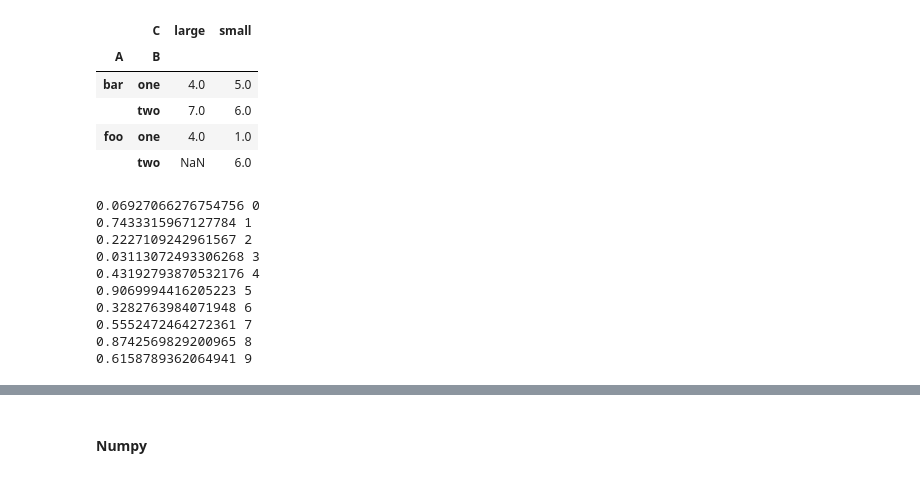
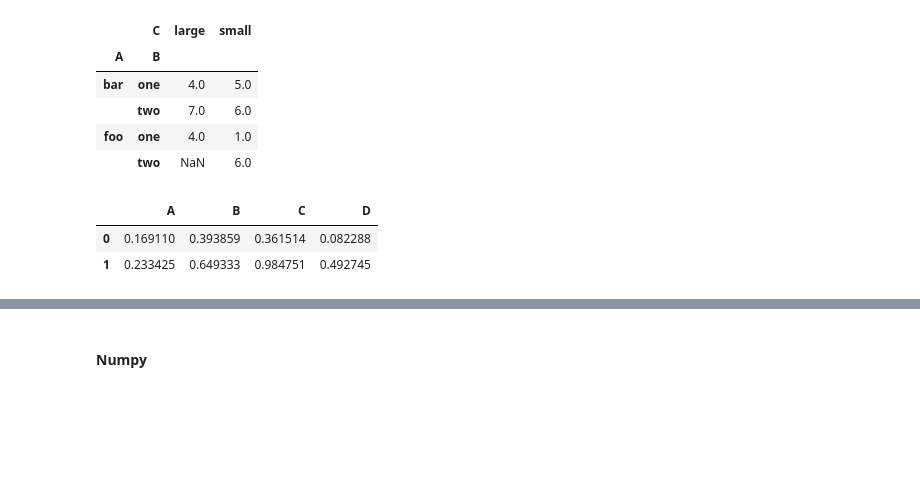
Before and after one commit to MWang93/Useful, a Jupyter notebook: Unorganized/Work Needed.ipynb, the cells around one changed output, grey strips where cells are left out. Saved outputs shown, nothing was run; the diff lists cells and outputs as text; code cells hidden in the pictures; blank space fills up the shorter version.

```diff
--- a/Unorganized/Work Needed.ipynb
+++ b/Unorganized/Work Needed.ipynb
@@ -257,18 +264,10 @@ pd.pivot_table(df, values='D', index=['A', 'B'], columns=['C'], aggfunc=np.sum)
 import numpy as np
 import pandas as pd
 
-df = pd.DataFrame(np.random.rand(10,4),columns=list('ABCD'))
-
-for row in df.itertuples():
-    print(row.A, row.Index)
+df = pd.DataFrame(np.random.rand(2,4),columns=list('ABCD'))
-# %% [output]
-0.06927066276754756 0
-0.7433315967127784 1
-0.2227109242961567 2
-0.03113072493306268 3
-0.43192793870532176 4
-0.9069994416205223 5
-0.3282763984071948 6
-0.5552472464272361 7
-0.8742569829200965 8
-0.6158789362064941 9
+# %%
+df.head()
+# %% [output]
+|  | A | B | C | D |
+| 0 | 0.169110 | 0.393859 | 0.361514 | 0.082288 |
+| 1 | 0.233425 | 0.649333 | 0.984751 | 0.492745 |
```
Also changed, not shown: parts of 6 cells of this notebook.
